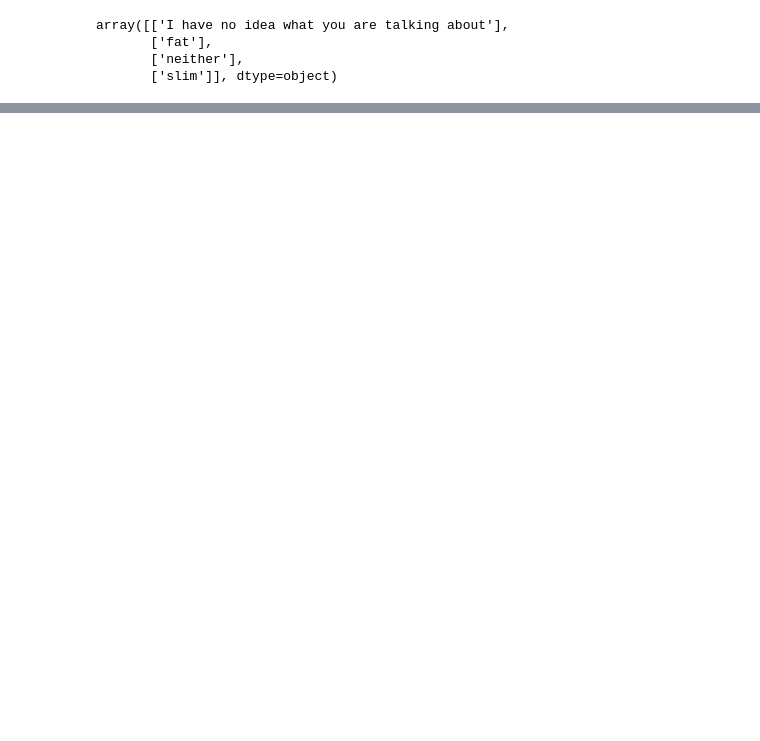
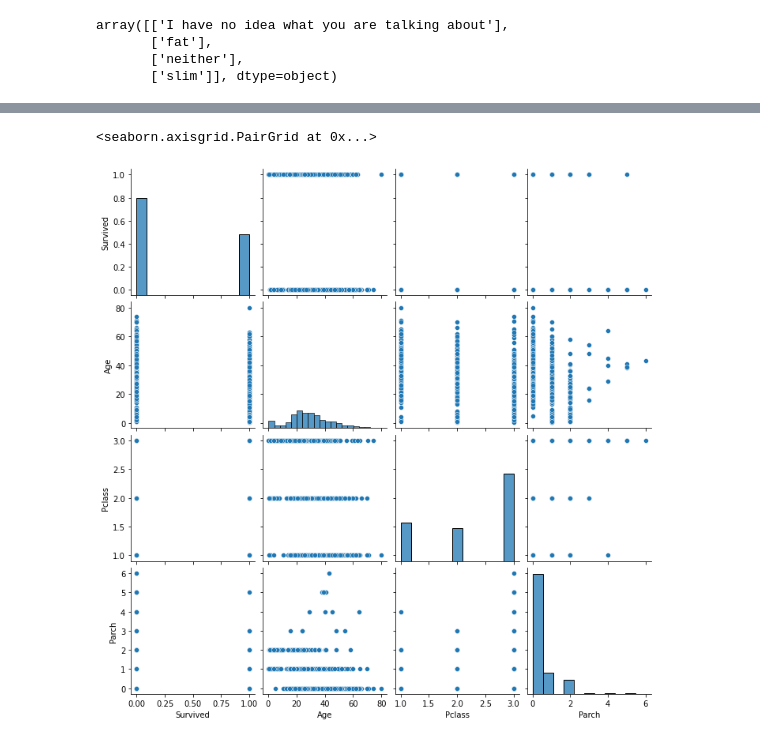
Before and after one commit to sid-chaubs/data-mining-assignment-1, a Jupyter notebook: DMT_1.ipynb, the cells around one changed output, grey strips where cells are left out. Saved outputs shown, nothing was run; the diff lists cells and outputs as text; code cells hidden in the pictures; blank space fills up the shorter version.

```diff
--- a/DMT_1.ipynb
+++ b/DMT_1.ipynb
@@ -244,0 +280,5 @@ tree.plot_tree(dect_chocstress, fontsize=10);
+# %%
+sns.pairplot(titanic_train[['Survived', 'Sex', 'Age', 'Pclass', 'Parch']])
+# %% [output]
+<seaborn.axisgrid.PairGrid at 0x...>
+[figure, added]
```
Also changed, not shown: parts of 11 cells of this notebook.
